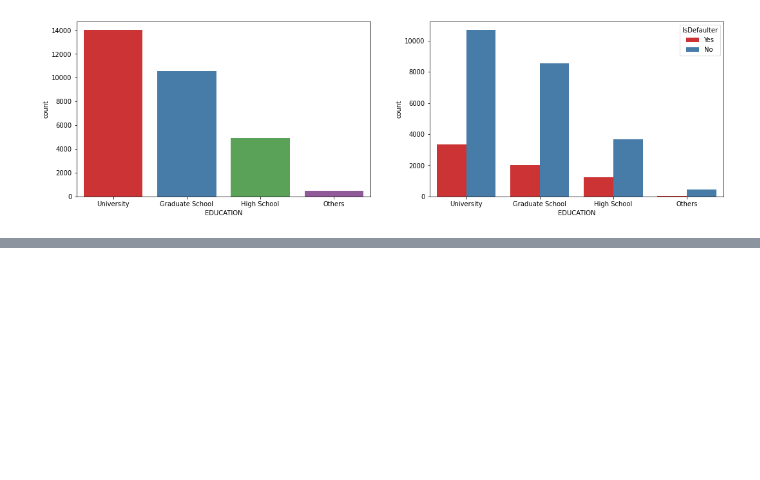
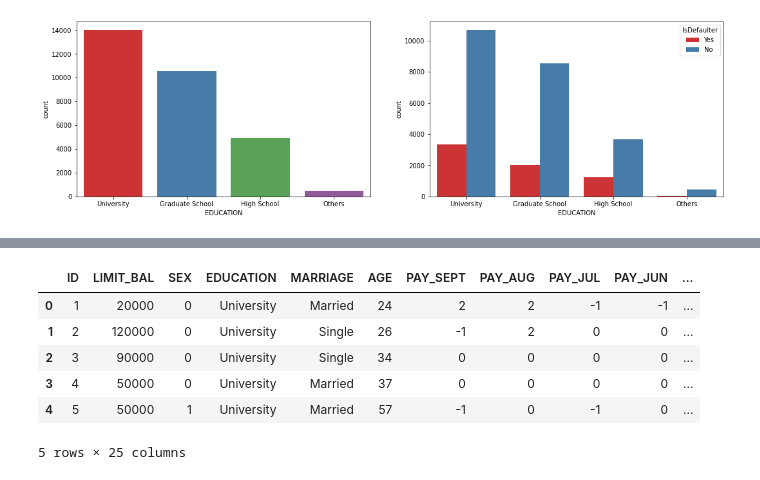
Before and after one commit to roysoni24/Credit-Card-Default-Prediction, a Jupyter notebook: Copy_of_Credit_Card_Default_Prediction_Capstone_Project.ipynb, the cells around one changed output, grey strips where cells are left out. Cells and saved outputs as stored; diff of their text form; code cells hidden in the pictures; blank space fills up the shorter version.

```diff
--- a/Copy_of_Credit_Card_Default_Prediction_Capstone_Project.ipynb
+++ b/Copy_of_Credit_Card_Default_Prediction_Capstone_Project.ipynb
@@ -324,0 +389,11 @@ sns.countplot(x = 'EDUCATION', hue = 'IsDefaulter',ax = axes[1], data = df, pale
+# %%
+#checking for changed labels
+df.head()
+# %% [output]
+|  | ID | LIMIT_BAL | SEX | EDUCATION | MARRIAGE | AGE | PAY_SEPT | PAY_AUG | PAY_JUL | PAY_JUN | ... |
+| 0 | 1 | 20000 | 0 | University | Married | 24 | 2 | 2 | -1 | -1 | ... |
+| 1 | 2 | 120000 | 0 | University | Single | 26 | -1 | 2 | 0 | 0 | ... |
+| 2 | 3 | 90000 | 0 | University | Single | 34 | 0 | 0 | 0 | 0 | ... |
+| 3 | 4 | 50000 | 0 | University | Married | 37 | 0 | 0 | 0 | 0 | ... |
+| 4 | 5 | 50000 | 1 | University | Married | 57 | -1 | 0 | -1 | 0 | ... |
+5 rows × 25 columns
```
Also changed, not shown: parts of 10 cells of this notebook.
